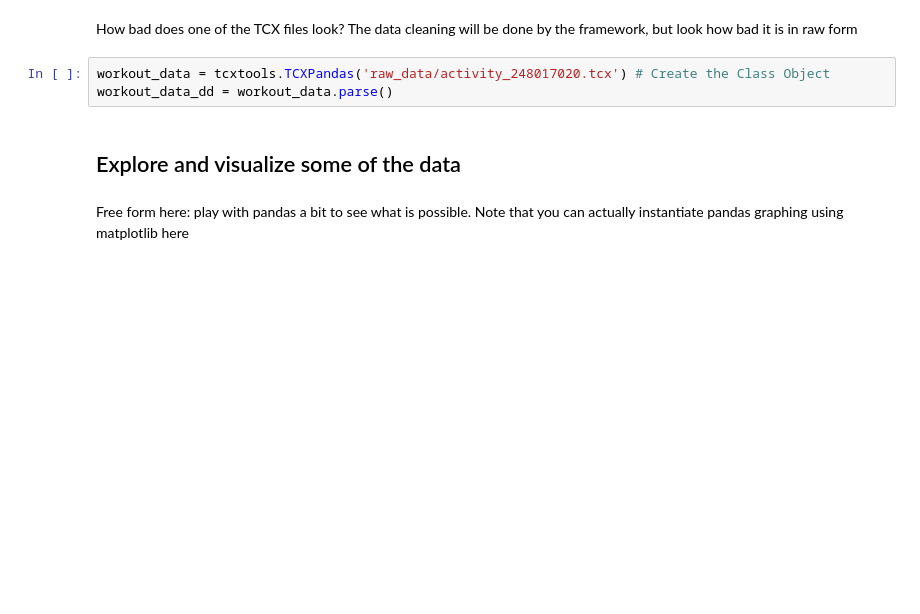
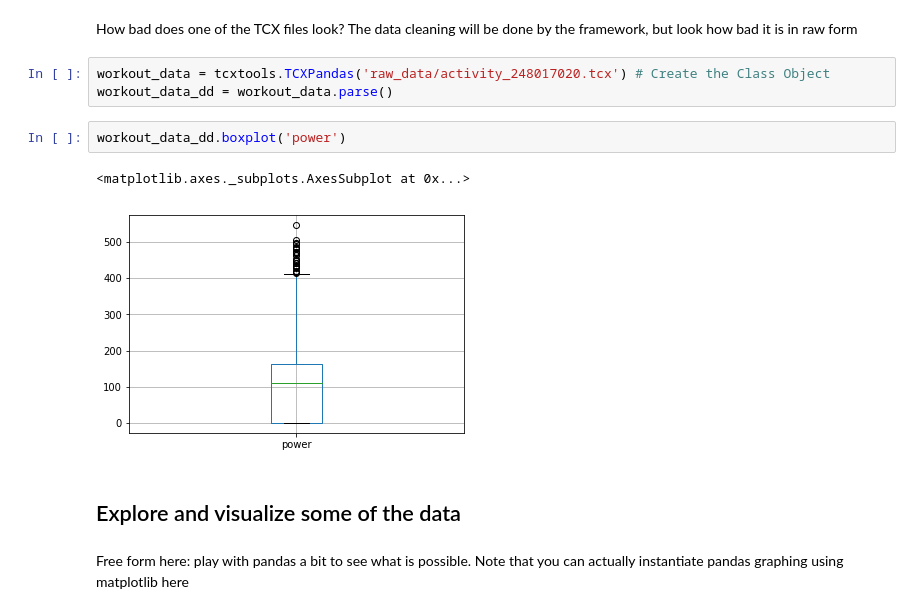
Before and after one commit to triskadecaepyon/ep_2018_workshop, a Jupyter notebook: Putting it together--a short and fast tutorial.ipynb, the cells around one changed output. Saved outputs shown, nothing was run; the diff lists cells and outputs as text; blank space fills up the shorter version.

Commit message:
adding full version of the tutorial images and cells

```diff
--- a/Putting it together--a short and fast tutorial.ipynb
+++ b/Putting it together--a short and fast tutorial.ipynb
@@ -17,6 +19,11 @@ How bad does one of the TCX files look? The data cleaning will be done by the fr
 # %%
 workout_data = tcxtools.TCXPandas('raw_data/activity_248017020.tcx') # Create the Class Object
 workout_data_dd = workout_data.parse()
+# %%
+workout_data_dd.boxplot('power')
+# %% [output]
+<matplotlib.axes._subplots.AxesSubplot at 0x...>
+[figure, added]
 # %% [markdown]
 ## Explore and visualize some of the data
 # %% [markdown]
```
Also changed, not shown: parts of 20 cells of this notebook.
